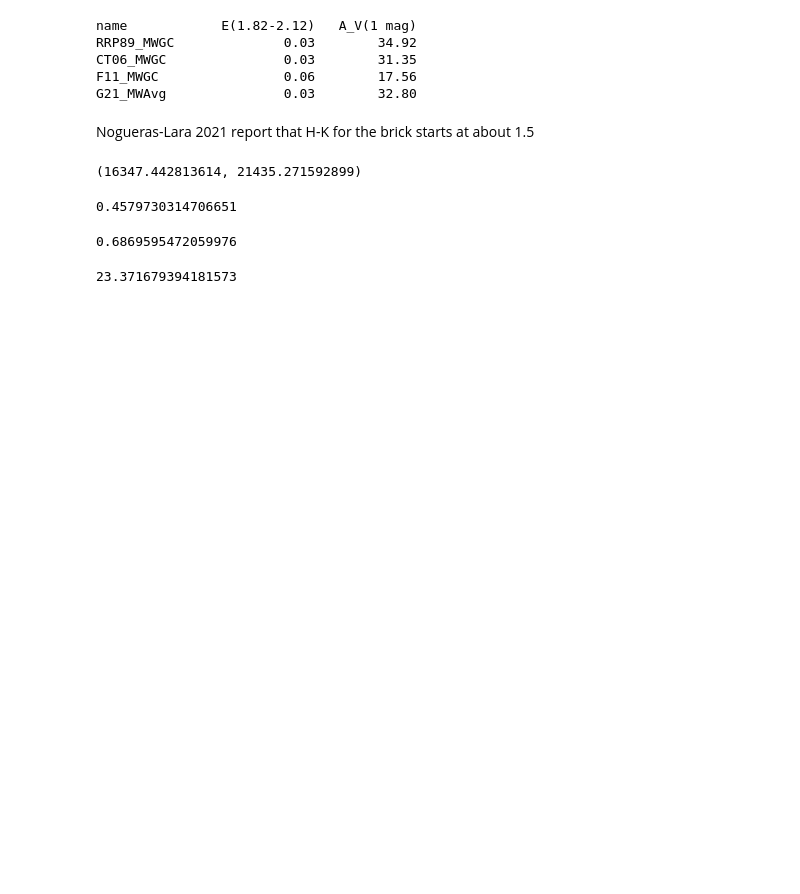
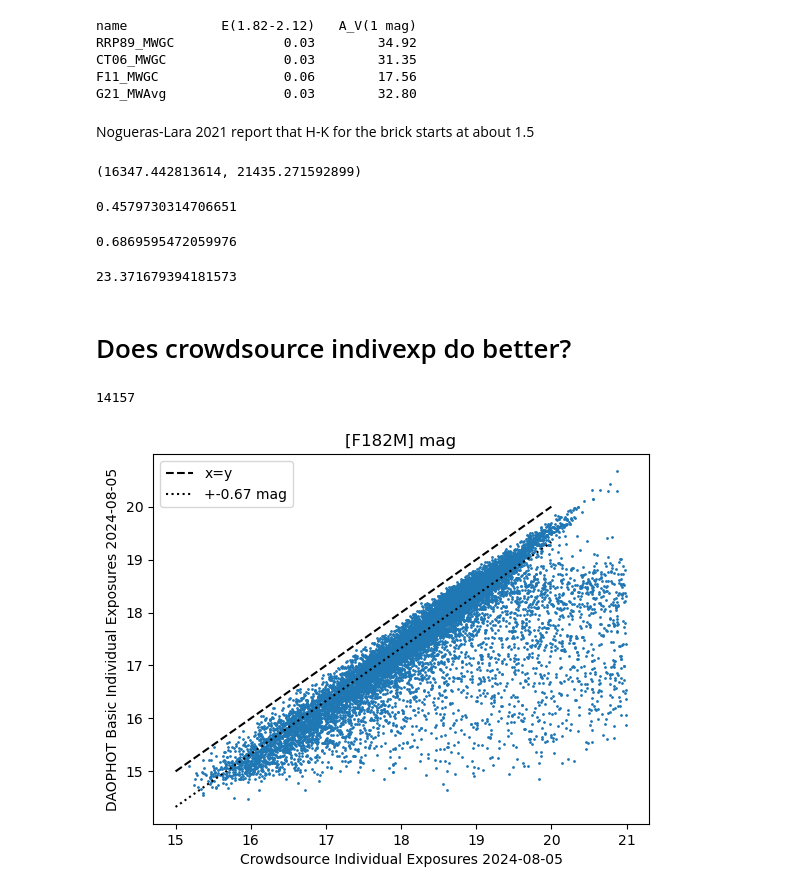
Before and after one commit to keflavich/brick-jwst-2221-notebooks, a Jupyter notebook: notebooks/CompareMergedReprojectvsIndivexpFluxMag.ipynb, the cells around one changed output. Saved outputs shown, nothing was run; the diff lists cells and outputs as text; code cells hidden in the pictures; blank space fills up the shorter version.

```diff
--- a/notebooks/CompareMergedReprojectvsIndivexpFluxMag.ipynb
+++ b/notebooks/CompareMergedReprojectvsIndivexpFluxMag.ipynb
@@ -142,3 +142,27 @@ e_182/e_HK
 1.5 / e_HK
 # %% [output]
 23.371679394181573
+# %% [markdown]
+# Does crowdsource indivexp do better?
+# %%
+basetable_crowdsource_indivexp = Table.read(f'{basepath}/catalogs/crowdsource_nsky0_merged_indivexp_photometry_tables_merged_qualcuts_oksep2221.fits')
+keep = basetable_crowdsource_indivexp['mag_ab_f182m'] < 21
+basetable_crowdsource_indivexp = basetable_crowdsource_indivexp[keep]
+# %%
+idx_2, sidx_2, sep_2, sep3d_2 = basetable_crowdsource_indivexp['skycoord_ref'].search_around_sky(basetable_basic_merged1182['skycoord_ref'], 0.05*u.arcsec)
+len(idx_2)
+# %% [output]
+14157
+# %%
+pl.scatter(basetable_crowdsource_indivexp['mag_ab_f182m'][sidx_2], basetable_basic_merged1182['mag_ab_f182m'][idx_2], s=1)
+diff = basetable_crowdsource_indivexp['mag_ab_f182m'][sidx_2] - basetable_basic_merged1182['mag_ab_f182m'][idx_2]
+diff = np.array(diff[diff == diff])
+offset = -np.nanmedian(diff)
+pl.plot([15, 20], [15, 20], 'k--', label='x=y')
+pl.plot([15, 20], np.array([15, 20])+offset, 'k:', label=f'+{offset:0.2f} mag')
+pl.xlabel("Crowdsource Individual Exposures 2024-08-05")
+pl.ylabel("DAOPHOT Basic Individual Exposures 2024-08-05")
+pl.legend()
+pl.title("[F182M] mag");
+# %% [output]
+[figure, added]
```
Also changed, not shown: parts of 1 cell of this notebook, 5 other files.
